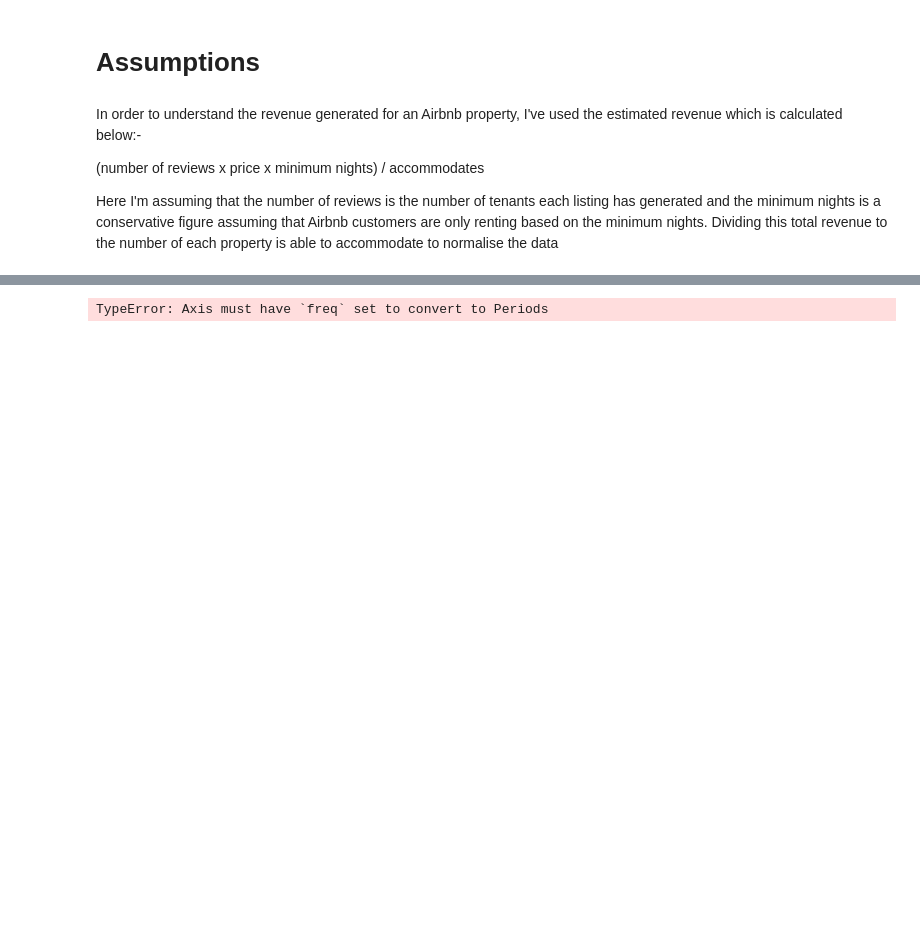
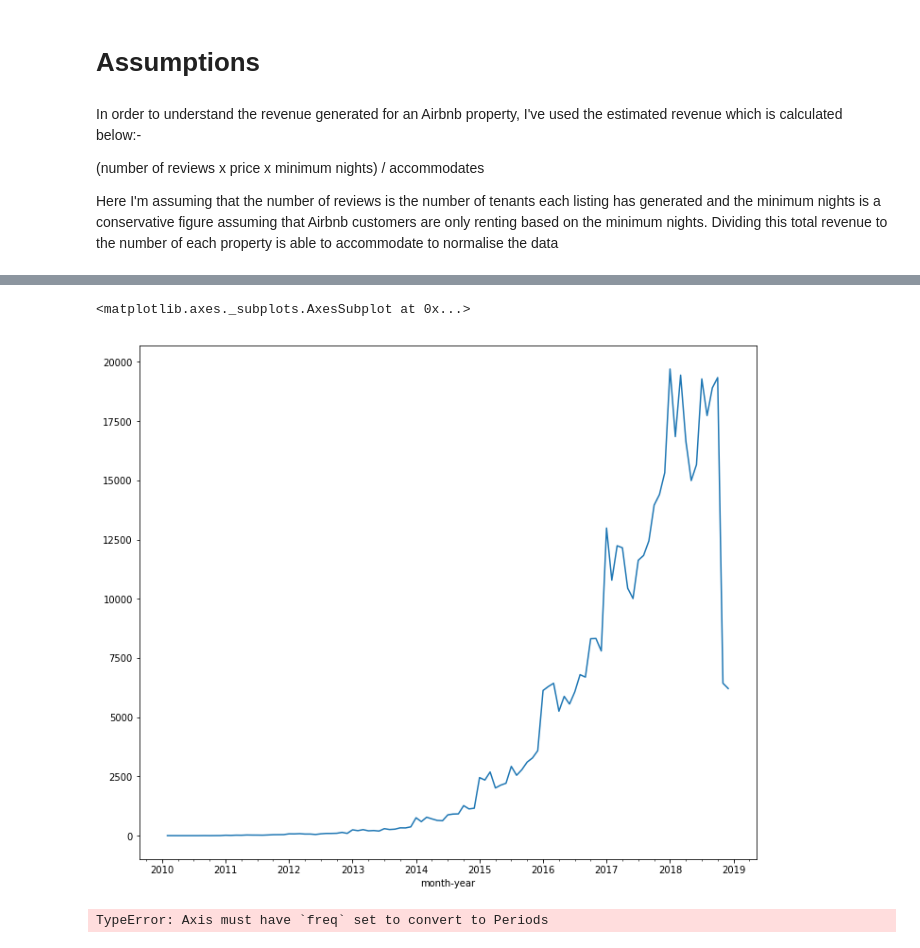
Before and after one commit to emgoh/CapstoneProject, a Jupyter notebook: 5.2 Data Storytelling.ipynb, the cells around one changed output, grey strips where cells are left out. Cells and saved outputs as stored; diff of their text form; code cells hidden in the pictures; blank space fills up the shorter version.

```diff
--- a/5.2 Data Storytelling.ipynb
+++ b/5.2 Data Storytelling.ipynb
@@ -218,3 +60,13 @@ TypeError: <class 'pandas._libs.tslibs.period.Period'> is not convertible to dat
+# %%
+a4_dims = (11.7, 10) #(width, height)
+fig, ax = plt.subplots(figsize=a4_dims)
+
+listing_dates["month-year"]=reviews["date"].dt.to_period('M')
+graphed=listing_dates.groupby("month-year").count()
+graphed.plot(ax=ax)
+# %% [output]
+<matplotlib.axes._subplots.AxesSubplot at 0x...>
+[figure, added]
 # %%
 #a4_dims = (11.7, 10) #(width, height)
 #fig, ax = plt.subplots(figsize=a4_dims)
```
Also changed, not shown: parts of 12 cells of this notebook.
